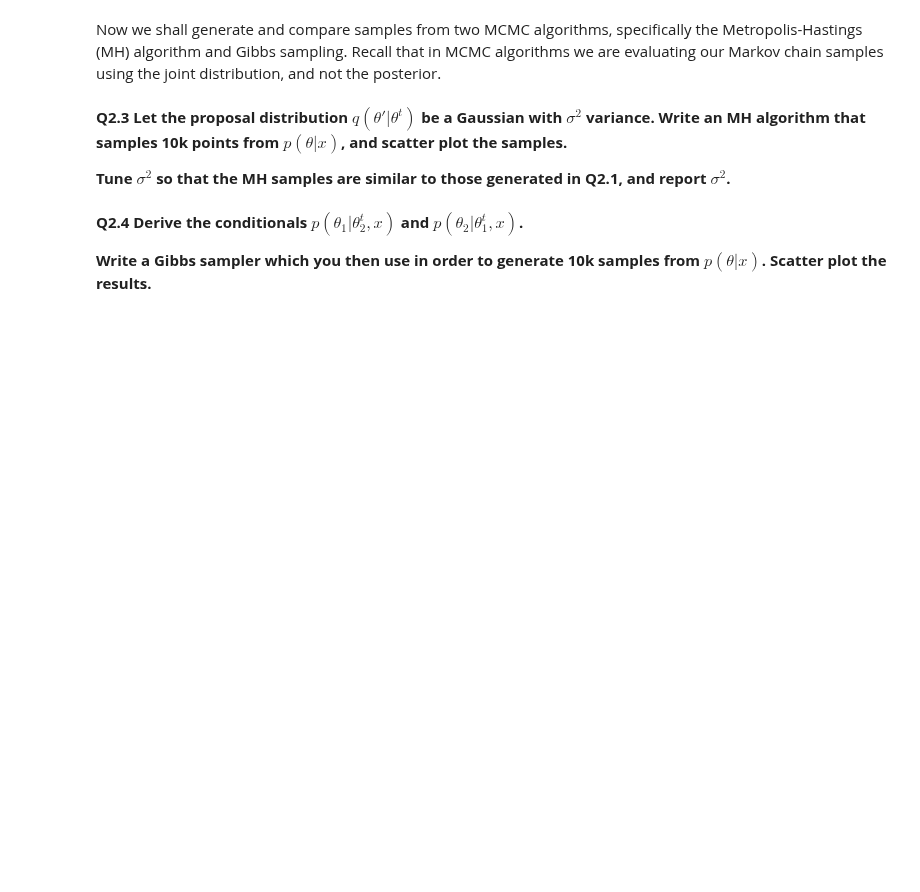
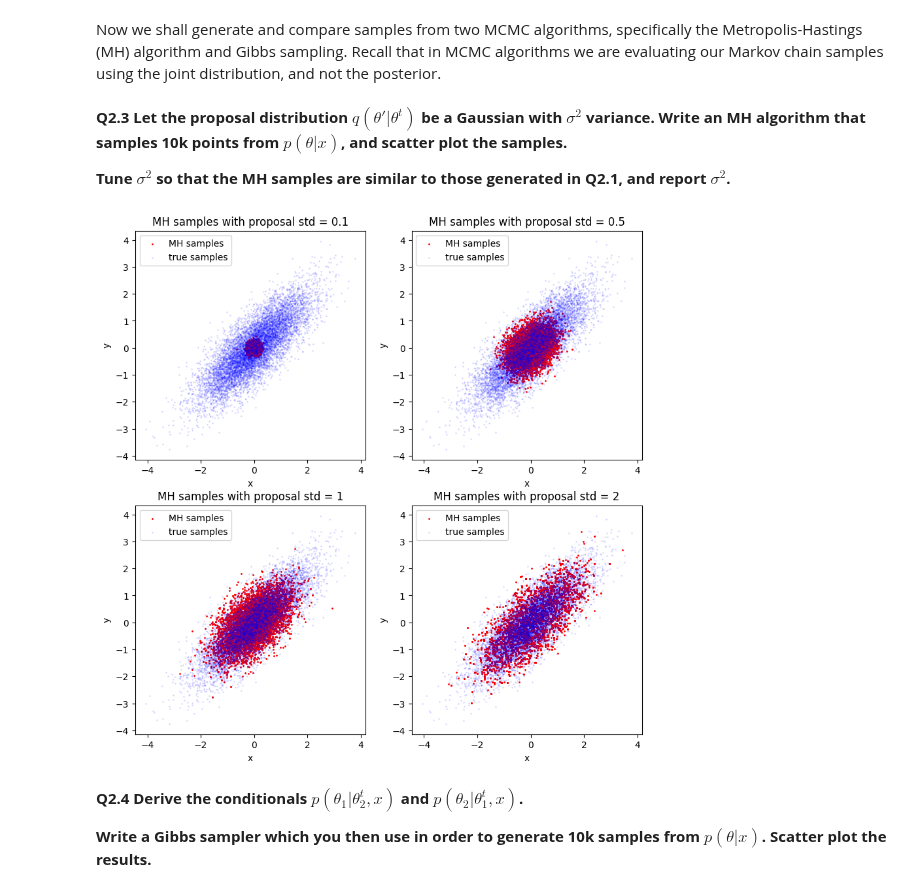
Before and after one commit to leonardodeclara/DD2447-Statistical-Methods-in-Applied-Computer-Science, a Jupyter notebook: Assignment_2/assignment2.ipynb, the cells around one changed output. Drawn from its saved outputs; the diff is of its cells as text; code cells hidden in the pictures; blank space fills up the shorter version.

```diff
--- a/Assignment_2/assignment2.ipynb
+++ b/Assignment_2/assignment2.ipynb
@@ -70,6 +103,47 @@ Now we shall generate and compare samples from two MCMC algorithms, specifically
 **Q2.3 Let the proposal distribution $q(\theta'|\theta^{t})$ be a Gaussian with $\sigma^2$ variance. Write an MH algorithm that samples 10k points from $p(\theta|x)$, and scatter plot the samples.**
 
 **Tune $\sigma^2$ so that the MH samples are similar to those generated in Q2.1, and report $\sigma^2$.**
+# %%
+def metropolis_hastings(num_samples, mean, cov,proposal_std,burn_in=0):
+
+    def target(x):
+        # TODO: rivedere, non se la target è questa (dovremmo usare la joint distribution)
+        return multivariate_normal.pdf(x,mean=mean,cov=cov)
+
+    samples = np.zeros((num_samples, 2))
+    samples[0] = np.random.uniform(-1, 1, 2) # initialize the first sample
+
+    for i in range(1, num_samples):
+        new_sample = np.random.multivariate_normal(samples[-1], proposal_std**2 * np.eye(2))
+
+        # compute the acceptance probability
+        #proposal distribution is symmetric, so it cancels out
+        accep_p = min(1,
+                target(new_sample) / target(samples[i-1]))
+
+        # accept or reject the new sample
+        if np.random.uniform(0, 1) < accep_p:
+            samples[i] = new_sample
+        else:
+            samples[i] = samples[i-1]
+    return samples[burn_in:]
+# %%
+mean = [0,0]
+cov = [[1,0.8],[0.8,1]]
+
+proposal_stds = [0.1, 0.5, 1, 2]
+fig, axs = plt.subplots(2, 2, figsize=(10, 10))
+axs = axs.flatten()
+for i, proposal_std in enumerate(proposal_stds):
+    results=metropolis_hastings(num_samples, mean, cov, proposal_std, burn_in=0)
+    axs[i].scatter(results[:,0], results[:,1], s=1, color='red',label='MH samples')
+    axs[i].scatter(samples[:,0], samples[:,1], s=1, color='blue', alpha=0.1, label='true samples')
+    axs[i].set_xlabel('x')
+    axs[i].set_ylabel('y')
+    axs[i].set_title('MH samples with proposal std = {}'.format(proposal_std))
+    axs[i].legend()
+# %% [output]
+[figure, added]
 # %% [markdown]
 **Q2.4 Derive the conditionals $p(\theta_1|\theta_2^{t}, x)$ and $p(\theta_2|\theta_1^{t}, x)$.**
 
```
Also changed, not shown: parts of 5 cells of this notebook, 1 other file.
